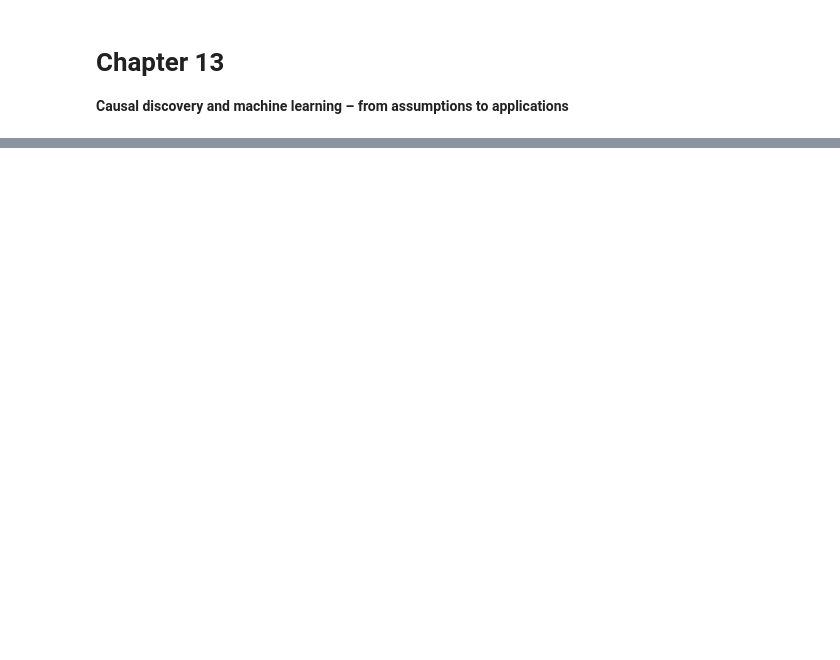
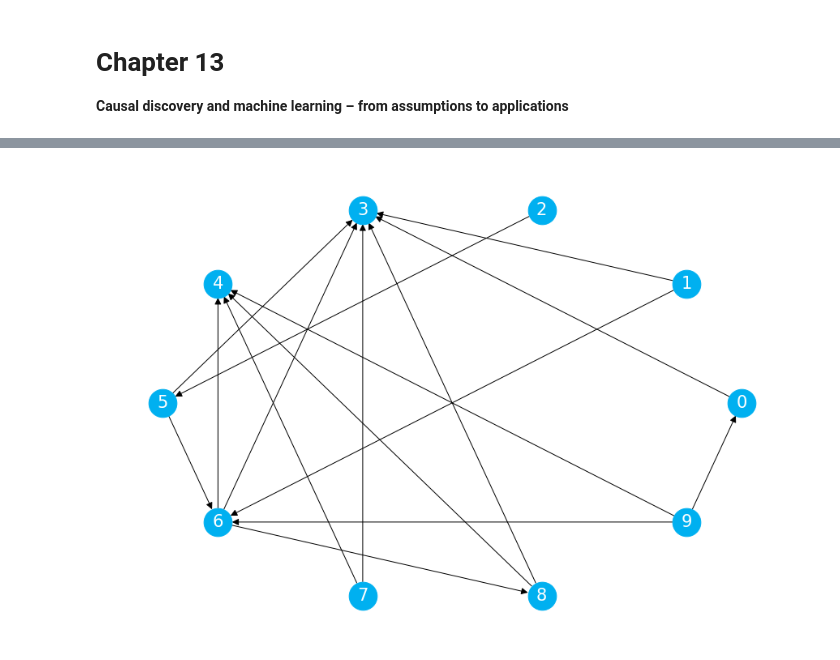
Before and after one commit to PacktPublishing/Causal-Inference-and-Discovery-in-Python, a Jupyter notebook: Chapter_13.ipynb, the cells around one changed output, grey strips where cells are left out. Cells and saved outputs as stored; diff of their text form; code cells hidden in the pictures; blank space fills up the shorter version.

```diff
--- a/Chapter_13.ipynb
+++ b/Chapter_13.ipynb
@@ -72,0 +47,7 @@ X = np.array(
+# %%
+# Generate a scale-free adjacency matrix
+adj_matrix = DAG.scale_free(
+    n_nodes=10,
+    n_edges=17,
+    seed=SEED
+)
@@ -72,0 +67,17 @@ X = np.array(
+# %%
+# Visualize the adjacency matrix
+g = nx.DiGraph(adj_matrix)
+
+plt.figure(figsize=(12, 8))
+nx.draw(
+    G=g,
+    node_color=COLORS[0],
+    node_size=1200,
+    arrowsize=17,
+    with_labels=True,
+    font_color='white',
+    font_size=21,
+    pos=nx.circular_layout(g)
+)
+# %% [output]
+[figure, added]
```
Also changed, not shown: parts of 107 cells of this notebook.
